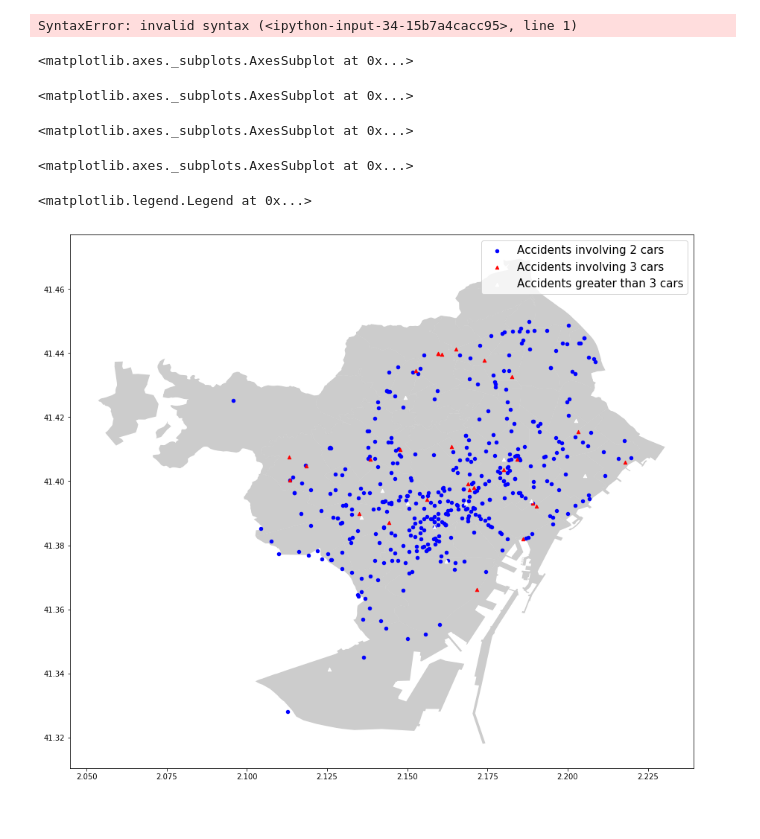
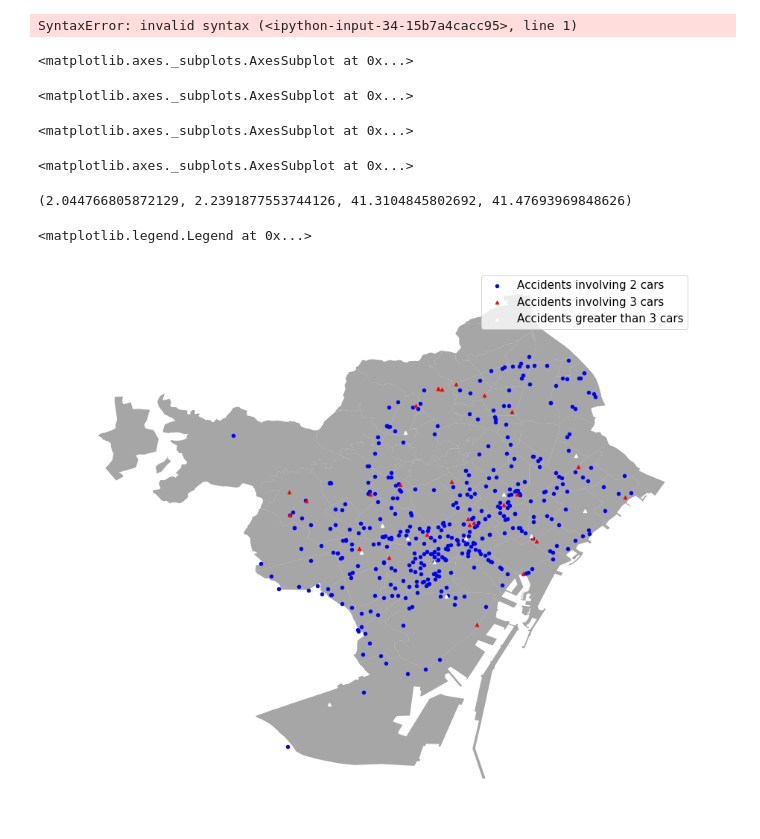
Before and after one commit to pabloarshid/BarcaDataSets, a Jupyter notebook: Untitled.ipynb, the cells around one changed output. Cells and saved outputs as stored; diff of their text form; code cells hidden in the pictures.

```diff
--- a/Untitled.ipynb
+++ b/Untitled.ipynb
@@ -389,15 +389,17 @@ janacc = allaccgeo[allaccgeo["Hour"] == 20]
 SyntaxError: invalid syntax (<ipython-input-34-15b7a4cacc95>, line 1)
 # %%
 fig,ax = plt.subplots(figsize= (15,15))
-constreet_map.plot(ax=ax, alpha = .4, color = "grey")
+constreet_map.plot(ax=ax, alpha = .7, color = "grey")
 janacc[janacc["Vehicles involved"] == 2].plot(ax = ax, markersize = 20, color = "blue", marker = "o", label = "Accidents involving 2 cars")
 janacc[janacc["Vehicles involved"] == 3].plot(ax = ax, markersize = 20, color = "red", marker = "^", label = "Accidents involving 3 cars")
 janacc[janacc["Vehicles involved"] > 3].plot(ax = ax, markersize = 20, color = "white", marker = "^", label = "Accidents greater than 3 cars")
+ax.axis('off')
 plt.legend(prop={'size':15})
 # %% [output]
 <matplotlib.axes._subplots.AxesSubplot at 0x...>
 <matplotlib.axes._subplots.AxesSubplot at 0x...>
 <matplotlib.axes._subplots.AxesSubplot at 0x...>
 <matplotlib.axes._subplots.AxesSubplot at 0x...>
-<matplotlib.legend.Legend at 0x...>
+(2.044766805872129, 2.2391877553744126, 41.3104845802692, 41.47693969848626)
+<matplotlib.legend.Legend at 0x...>
-[figure, old version]
+[figure, new version]
```
Also changed, not shown: parts of 1 cell of this notebook, 3 other files.
